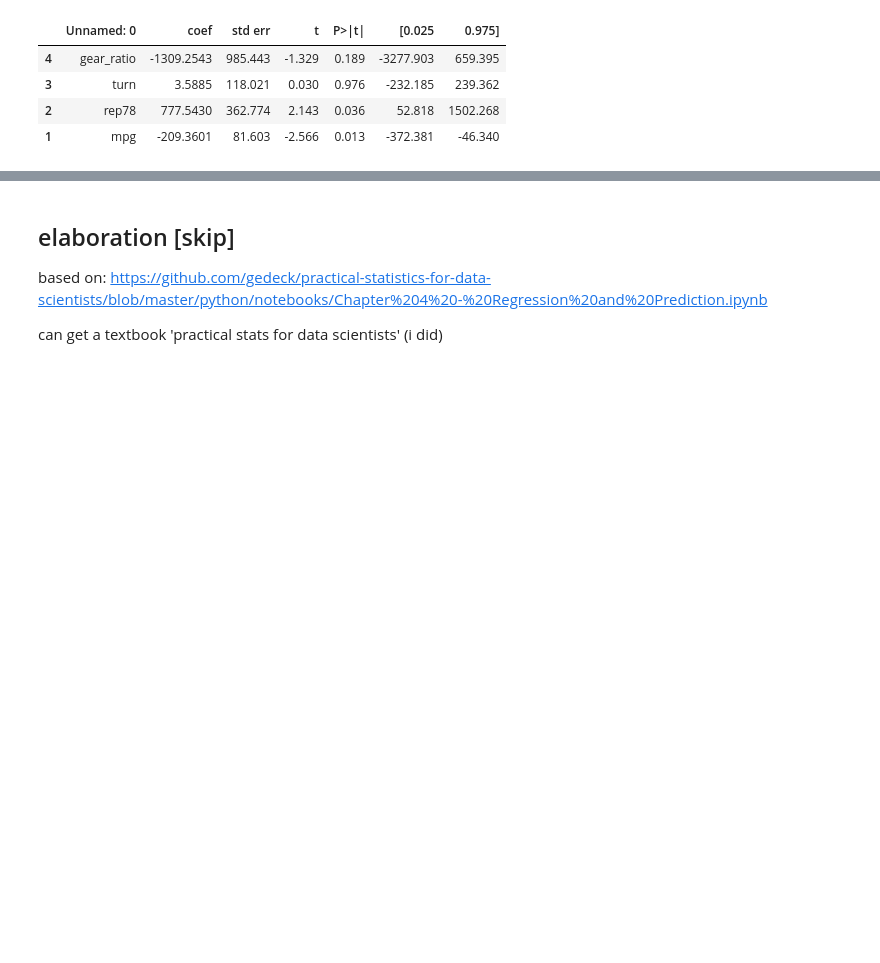
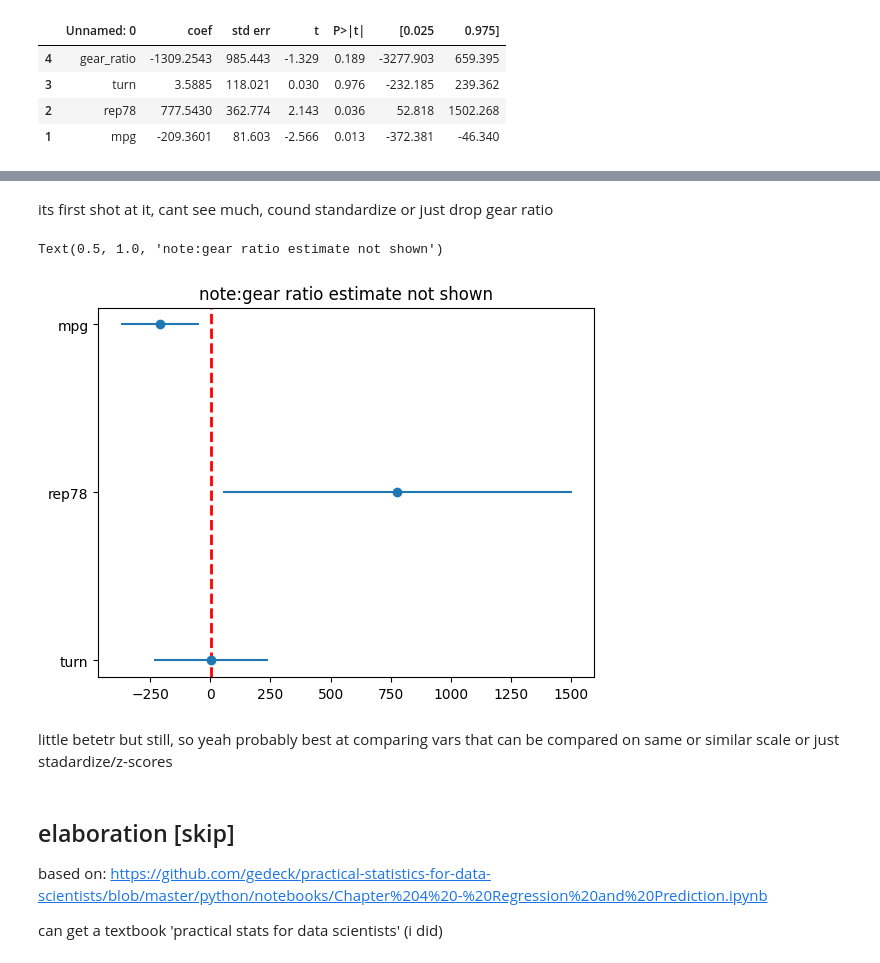
Before and after one commit to theaok/vis, a Jupyter notebook: ols.ipynb, the cells around one changed output, grey strips where cells are left out. Cells and saved outputs as stored; diff of their text form; code cells hidden in the pictures; blank space fills up the shorter version.

```diff
--- a/ols.ipynb
+++ b/ols.ipynb
@@ -89,3 +89,18 @@ plt.errorbar(c.coef,c['Unnamed: 0'],
+# %% [markdown]
+its first shot at it, cant see much, cound standardize or just drop gear ratio
+# %%
+c2=c.drop(index=4)
+x_error = ( c2['0.975]'] - c2['[0.025'] ) / 2
+plt.errorbar(c2.coef,c2['Unnamed: 0'],
+             xerr = x_error,
+             fmt ='o')
+plt.axvline(x=2, color='r', linestyle='--', linewidth=2)
+plt.title('note:gear ratio estimate not shown')
+# %% [output]
+Text(0.5, 1.0, 'note:gear ratio estimate not shown')
+[figure, added]
+# %% [markdown]
+little betetr but still, so yeah probably best at comparing vars that can be compared on same or similar scale or just stadardize/z-scores
 # %% [markdown]
 ## elaboration [skip]
 
```
Also changed, not shown: parts of 2 cells of this notebook.
